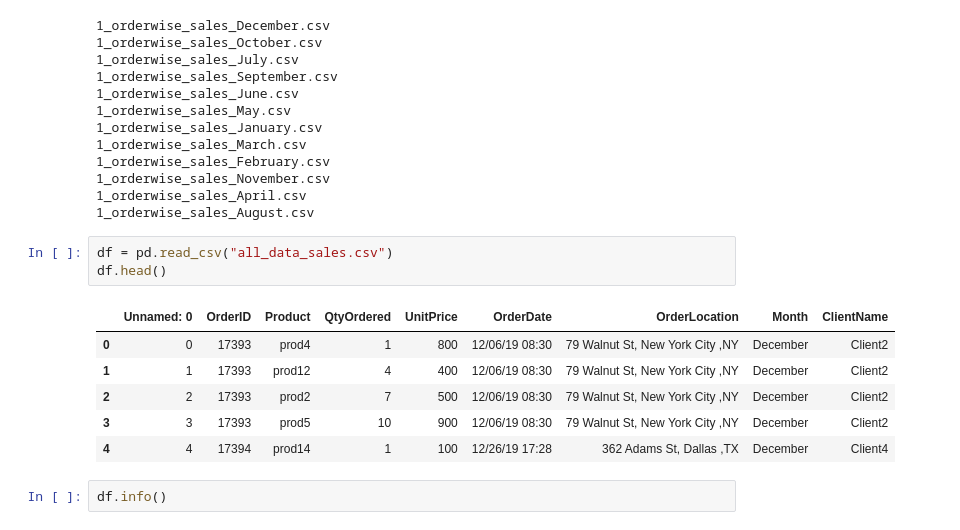
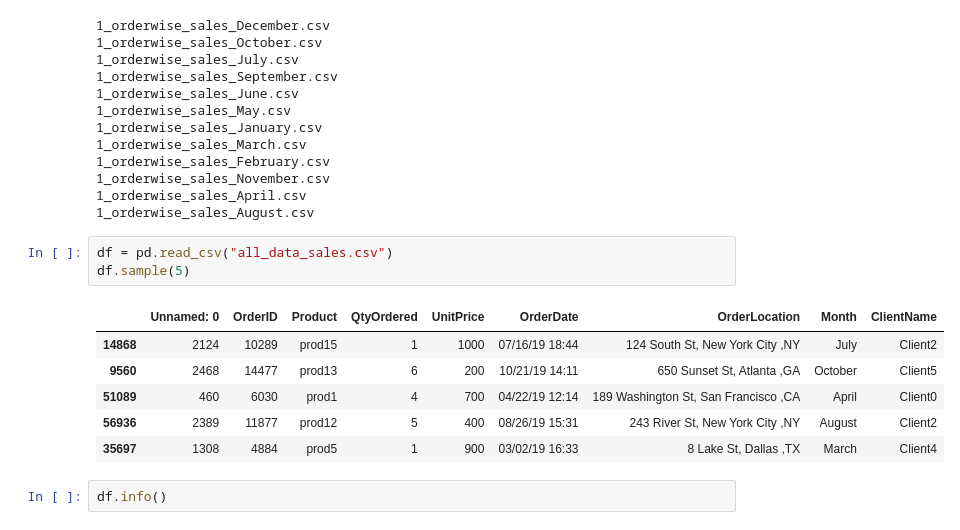
Before and after one commit to Learning2Code75/DLOM, a Jupyter notebook: ML/3_regClassif/sales_analysis_vid.ipynb, the cells around one changed output. Saved outputs shown, nothing was run; the diff lists cells and outputs as text.

```diff
--- a/ML/3_regClassif/sales_analysis_vid.ipynb
+++ b/ML/3_regClassif/sales_analysis_vid.ipynb
@@ -28,14 +28,14 @@ all_months_data.to_csv("all_data_sales.csv",index=False)
 1_orderwise_sales_August.csv
 # %%
 df = pd.read_csv("all_data_sales.csv")
-df.head()
+df.sample(5)
 # %% [output]
 |  | Unnamed: 0 | OrderID | Product | QtyOrdered | UnitPrice | OrderDate | OrderLocation | Month | ClientName |
-| 0 | 0 | 17393 | prod4 | 1 | 800 | 12/06/19 08:30 | 79 Walnut St, New York City ,NY | December | Client2 |
-| 1 | 1 | 17393 | prod12 | 4 | 400 | 12/06/19 08:30 | 79 Walnut St, New York City ,NY | December | Client2 |
-| 2 | 2 | 17393 | prod2 | 7 | 500 | 12/06/19 08:30 | 79 Walnut St, New York City ,NY | December | Client2 |
-| 3 | 3 | 17393 | prod5 | 10 | 900 | 12/06/19 08:30 | 79 Walnut St, New York City ,NY | December | Client2 |
-| 4 | 4 | 17394 | prod14 | 1 | 100 | 12/26/19 17:28 | 362 Adams St, Dallas ,TX | December | Client4 |
+| 14868 | 2124 | 10289 | prod15 | 1 | 1000 | 07/16/19 18:44 | 124 South St, New York City ,NY | July | Client2 |
+| 9560 | 2468 | 14477 | prod13 | 6 | 200 | 10/21/19 14:11 | 650 Sunset St, Atlanta ,GA | October | Client5 |
+| 51089 | 460 | 6030 | prod1 | 4 | 700 | 04/22/19 12:14 | 189 Washington St, San Francisco ,CA | April | Client0 |
+| 56936 | 2389 | 11877 | prod12 | 5 | 400 | 08/26/19 15:31 | 243 River St, New York City ,NY | August | Client2 |
+| 35697 | 1308 | 4884 | prod5 | 1 | 900 | 03/02/19 16:33 | 8 Lake St, Dallas ,TX | March | Client4 |
 # %%
 df.info()
 # %% [output]
```
Also changed, not shown: parts of 33 cells of this notebook, 1 other file.
